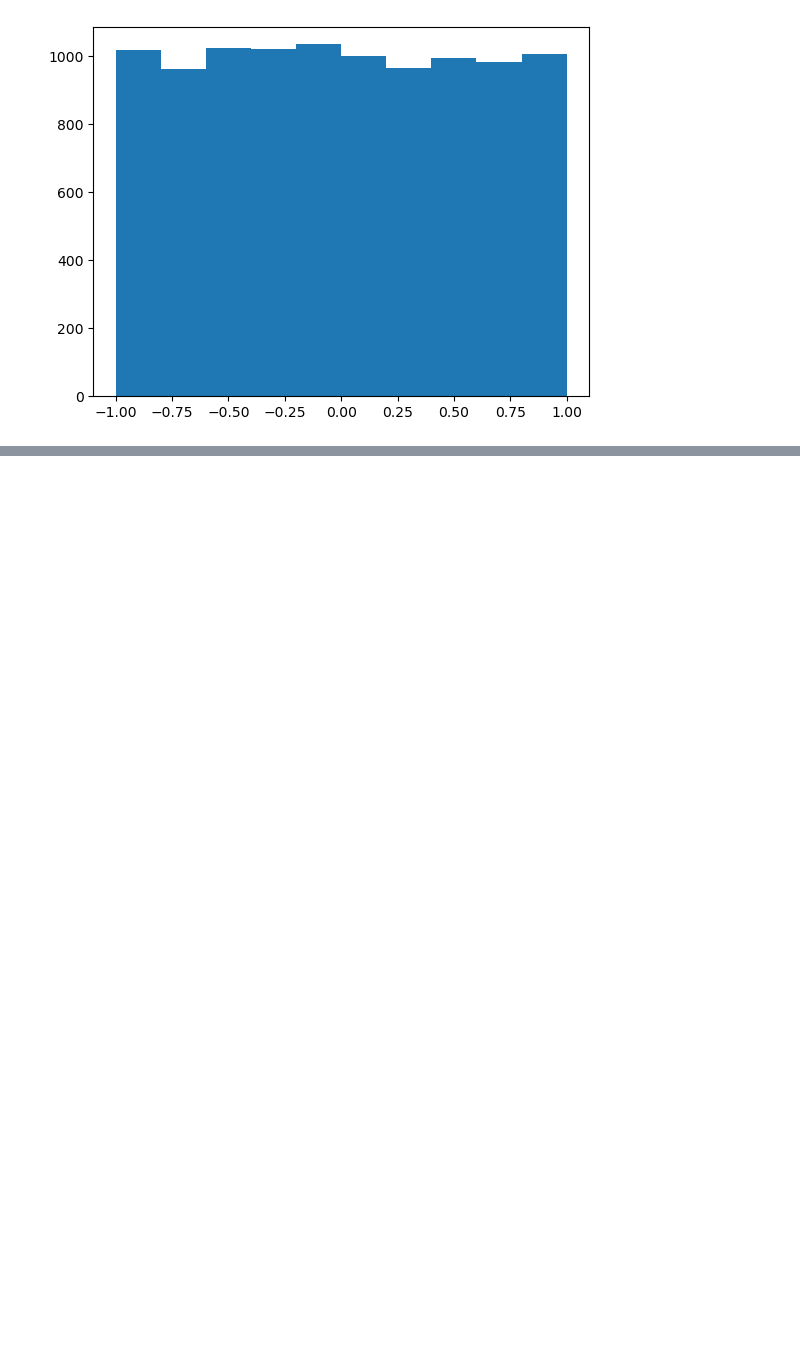
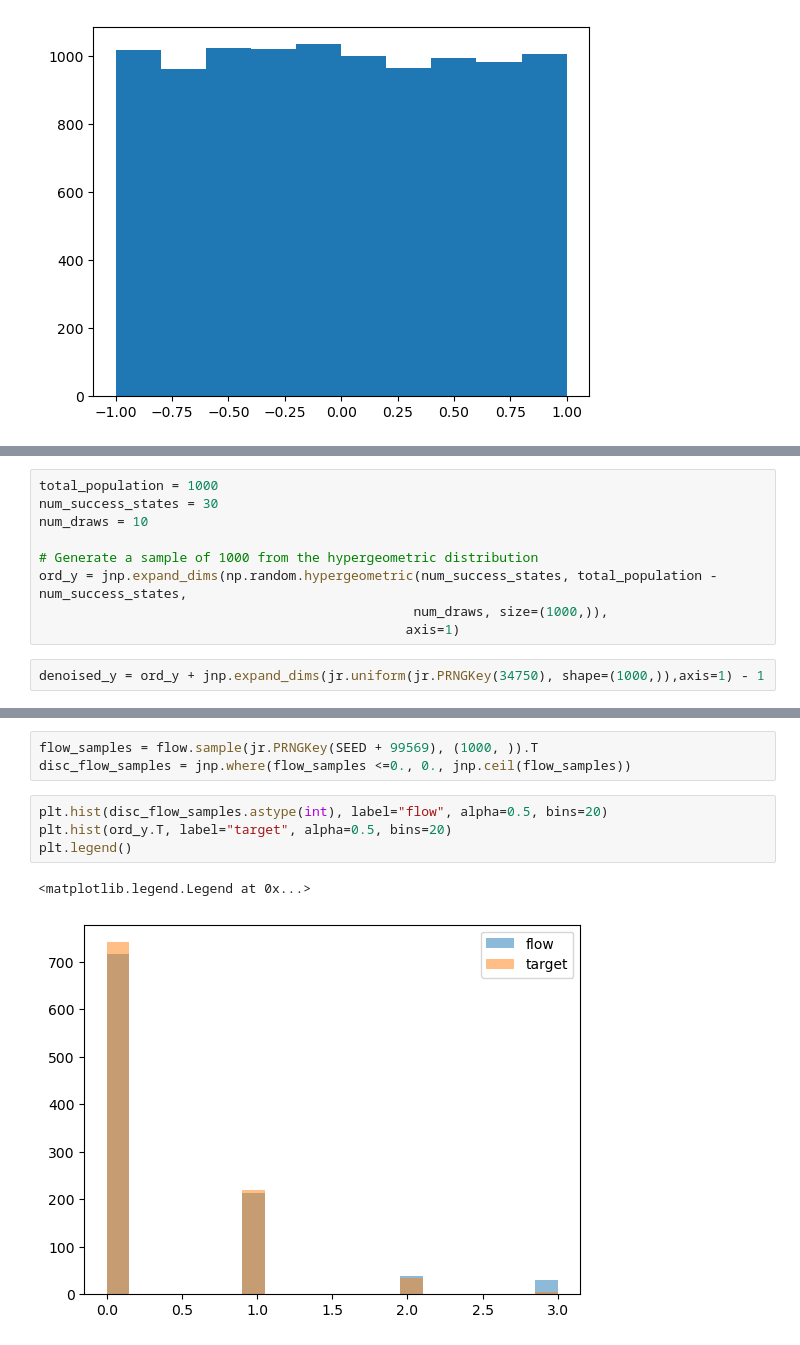
Before and after one commit to llaurabatt/frugal-flows, a Jupyter notebook: clean_playground.ipynb, the cells around one changed output, grey strips where cells are left out. Saved outputs shown, nothing was run; the diff lists cells and outputs as text; blank space fills up the shorter version.

```diff
--- a/clean_playground.ipynb
+++ b/clean_playground.ipynb
@@ -449,0 +480,11 @@ plt.hist(corruni_m1p1[:,0]);
+# %%
+total_population = 1000
+num_success_states = 30
+num_draws = 10
+
+# Generate a sample of 1000 from the hypergeometric distribution
+ord_y = jnp.expand_dims(np.random.hypergeometric(num_success_states, total_population - num_success_states,
+                                                num_draws, size=(1000,)),
+                                               axis=1)
+# %%
+denoised_y = ord_y + jnp.expand_dims(jr.uniform(jr.PRNGKey(34750), shape=(1000,)),axis=1) - 1
@@ -449,0 +542,10 @@ plt.hist(corruni_m1p1[:,0]);
+# %%
+flow_samples = flow.sample(jr.PRNGKey(SEED + 99569), (1000, )).T
+disc_flow_samples = jnp.where(flow_samples <=0., 0., jnp.ceil(flow_samples))
+# %%
+plt.hist(disc_flow_samples.astype(int), label="flow", alpha=0.5, bins=20)
+plt.hist(ord_y.T, label="target", alpha=0.5, bins=20)
+plt.legend()
+# %% [output]
+<matplotlib.legend.Legend at 0x...>
+[figure, added]
```
Also changed, not shown: parts of 14 cells of this notebook.
